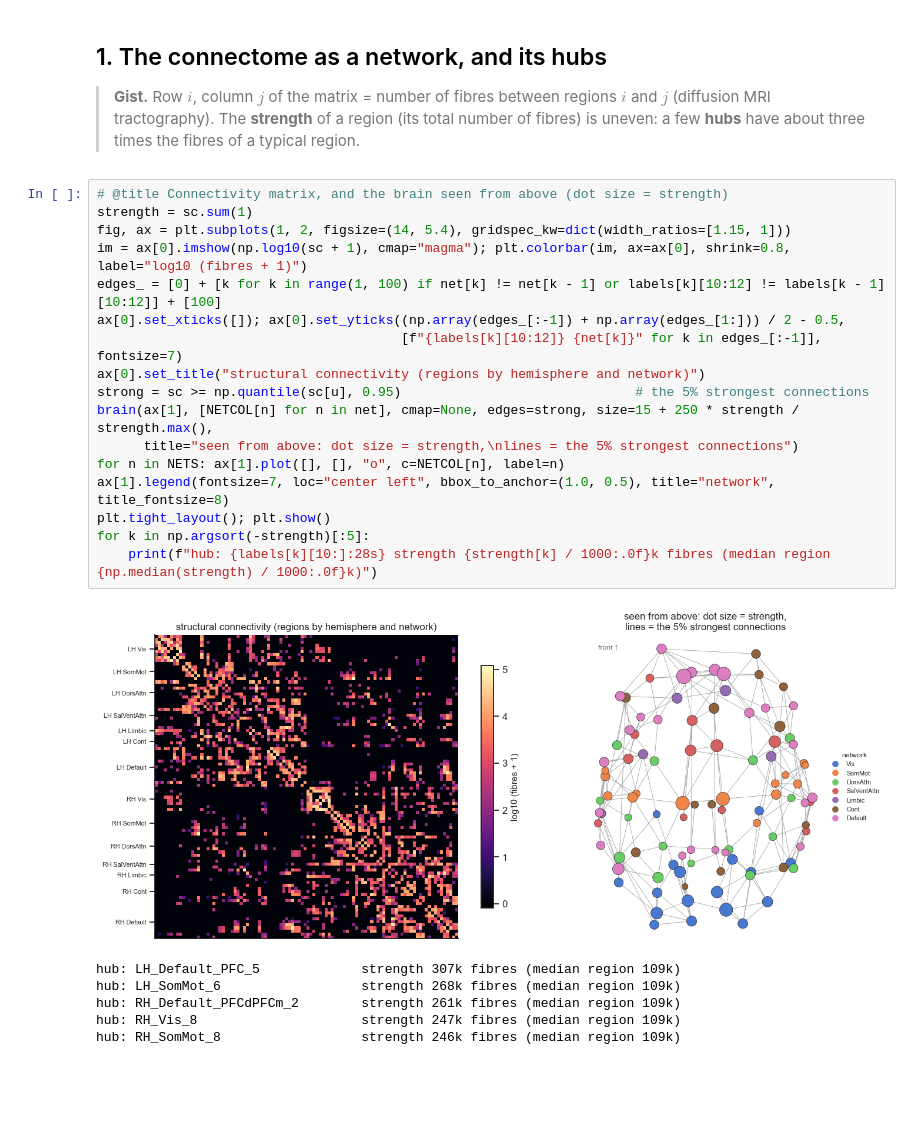
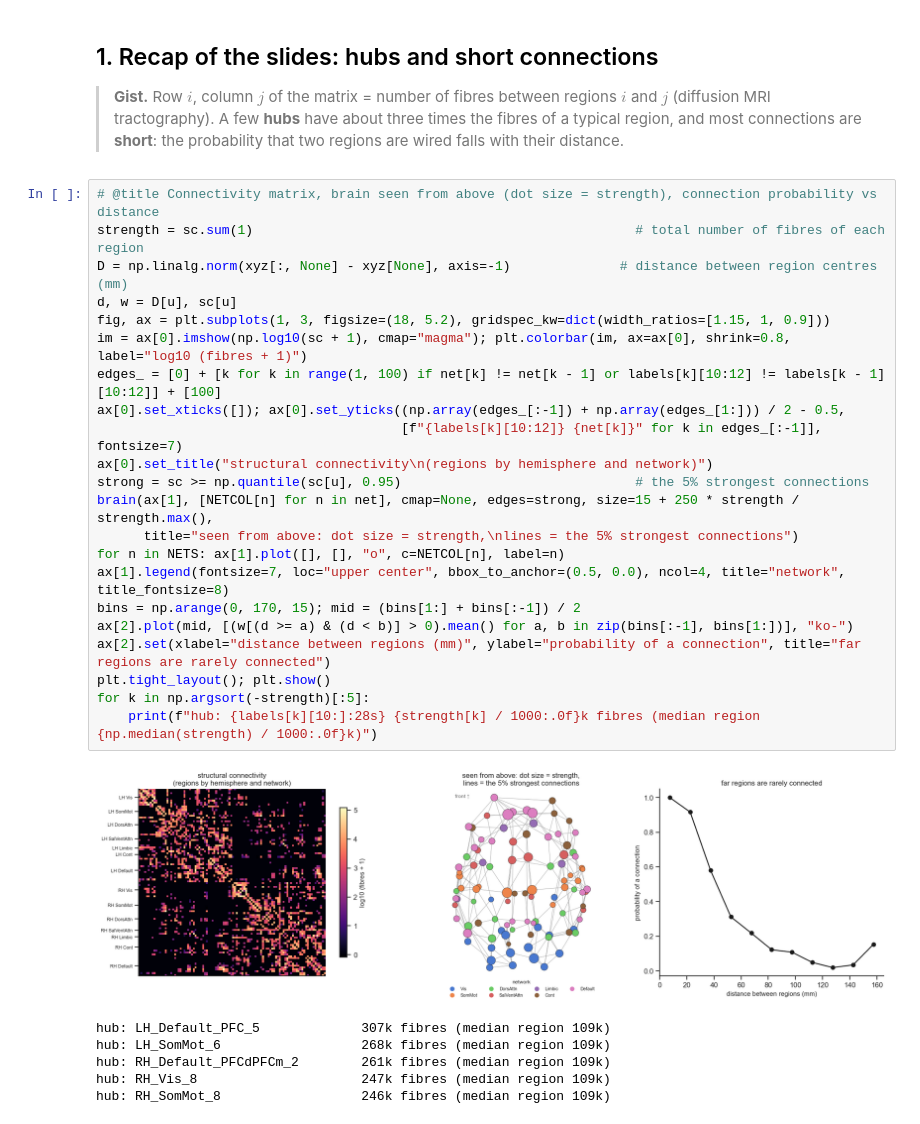
Before and after one commit to grabuffo/brain-modeling-course, a Jupyter notebook: notebooks/D2_C5_NB12_brain_wiring.ipynb, the cells around one changed output. Saved outputs shown, nothing was run; the diff lists cells and outputs as text; blank space fills up the shorter version.

```diff
--- a/notebooks/D2_C5_NB12_brain_wiring.ipynb
+++ b/notebooks/D2_C5_NB12_brain_wiring.ipynb
@@ -48,31 +51,37 @@ print(f"{len(labels)} regions; {(sc[u] > 0).mean():.0%} of all possible pairs ar
 # %% [output]
 100 regions; 22% of all possible pairs are connected
 # %% [markdown]
-## 1. The connectome as a network, and its hubs
+## 1. Recap of the slides: hubs and short connections
 
 > **Gist.** Row $i$, column $j$ of the matrix = number of fibres between regions $i$ and $j$ (diffusion MRI
-> tractography). The **strength** of a region (its total number of fibres) is uneven: a few **hubs** have about three times the fibres of a typical region.
+> tractography). A few **hubs** have about three times the fibres of a typical region, and most connections are
+> **short**: the probability that two regions are wired falls with their distance.
 # %%
-# @title Connectivity matrix, and the brain seen from above (dot size = strength)
-strength = sc.sum(1)
-fig, ax = plt.subplots(1, 2, figsize=(14, 5.4), gridspec_kw=dict(width_ratios=[1.15, 1]))
+# @title Connectivity matrix, brain seen from above (dot size = strength), connection probability vs distance
+strength = sc.sum(1)                                                 # total number of fibres of each region
+D = np.linalg.norm(xyz[:, None] - xyz[None], axis=-1)              # distance between region centres (mm)
+d, w = D[u], sc[u]
+fig, ax = plt.subplots(1, 3, figsize=(18, 5.2), gridspec_kw=dict(width_ratios=[1.15, 1, 0.9]))
 im = ax[0].imshow(np.log10(sc + 1), cmap="magma"); plt.colorbar(im, ax=ax[0], shrink=0.8, label="log10 (fibres + 1)")
 edges_ = [0] + [k for k in range(1, 100) if net[k] != net[k - 1] or labels[k][10:12] != labels[k - 1][10:12]] + [100]
 ax[0].set_xticks([]); ax[0].set_yticks((np.array(edges_[:-1]) + np.array(edges_[1:])) / 2 - 0.5,
                                        [f"{labels[k][10:12]} {net[k]}" for k in edges_[:-1]], fontsize=7)
-ax[0].set_title("structural connectivity (regions by hemisphere and network)")
+ax[0].set_title("structural connectivity\n(regions by hemisphere and network)")
 strong = sc >= np.quantile(sc[u], 0.95)                              # the 5% strongest connections
 brain(ax[1], [NETCOL[n] for n in net], cmap=None, edges=strong, size=15 + 250 * strength / strength.max(),
       title="seen from above: dot size = strength,\nlines = the 5% strongest connections")
 for n in NETS: ax[1].plot([], [], "o", c=NETCOL[n], label=n)
-ax[1].legend(fontsize=7, loc="center left", bbox_to_anchor=(1.0, 0.5), title="network", title_fontsize=8)
+ax[1].legend(fontsize=7, loc="upper center", bbox_to_anchor=(0.5, 0.0), ncol=4, title="network", title_fontsize=8)
+bins = np.arange(0, 170, 15); mid = (bins[1:] + bins[:-1]) / 2
+ax[2].plot(mid, [(w[(d >= a) & (d < b)] > 0).mean() for a, b in zip(bins[:-1], bins[1:])], "ko-")
+ax[2].set(xlabel="distance between regions (mm)", ylabel="probability of a connection", title="far regions are rarely connected")
 plt.tight_layout(); plt.show()
 for k in np.argsort(-strength)[:5]:
-    print(f"hub: {labels[k][10:]:28s} strength {strength[k] / 1000:.0f}k fibres (median region {np.median(strength) / 1000:.0f}k)")
+    print(f"hub: {labels[k][10:]:28s} {strength[k] / 1000:.0f}k fibres (median region {np.median(strength) / 1000:.0f}k)")
 # %% [output]
-[figure, old version]
+[figure, new version]
-hub: LH_Default_PFC_5             strength 307k fibres (median region 109k)
-hub: LH_SomMot_6                  strength 268k fibres (median region 109k)
-hub: RH_Default_PFCdPFCm_2        strength 261k fibres (median region 109k)
-hub: RH_Vis_8                     strength 247k fibres (median region 109k)
-hub: RH_SomMot_8                  strength 246k fibres (median region 109k)
+hub: LH_Default_PFC_5             307k fibres (median region 109k)
+hub: LH_SomMot_6                  268k fibres (median region 109k)
+hub: RH_Default_PFCdPFCm_2        261k fibres (median region 109k)
+hub: RH_Vis_8                     247k fibres (median region 109k)
+hub: RH_SomMot_8                  246k fibres (median region 109k)
```
Also changed, not shown: parts of 14 cells of this notebook, 11 other files.
